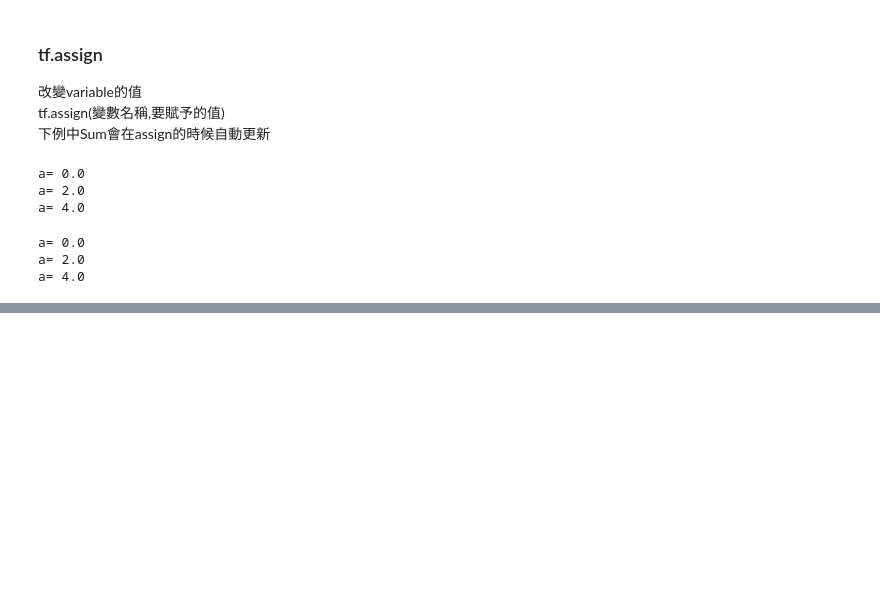
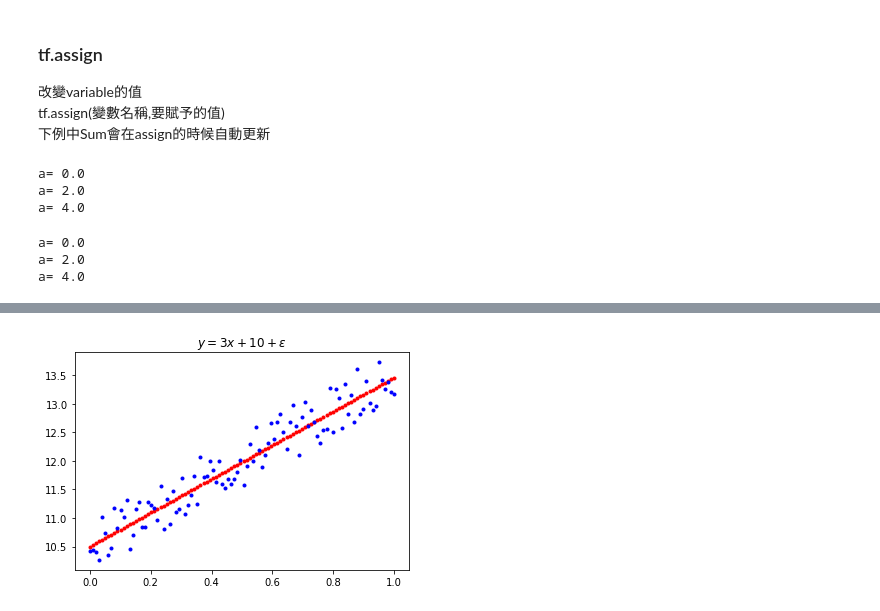
Before and after one commit to neohung/ml_note, a Jupyter notebook: lesson/dp/tensorflow_1.ipynb, the cells around one changed output, grey strips where cells are left out. Cells and saved outputs as stored; diff of their text form; code cells hidden in the pictures; blank space fills up the shorter version.

```diff
--- a/lesson/dp/tensorflow_1.ipynb
+++ b/lesson/dp/tensorflow_1.ipynb
@@ -129,0 +244,18 @@ Sum = 6.0
+# %%
+## train the model
+sess = tf.Session()
+print("-----start training-----")
+sess.run(init)
+iters=300
+for step in np.arange(iters):
+    sess.run(train_ops, feed_dict={inputs: x_in, y_label: y_true})  # update variables
+    if step%25 == 0:
+        print('step: {:3d}, weight: {:.3f}, bias: {:.3f}, loss:{:.3f}'.format(step, sess.run(w1)[0], sess.run(b1)[0],sess.run(loss,feed_dict={inputs: x_in, y_label: y_true})))
+
+y_out = sess.run(y_pred, feed_dict={inputs: x_in})
+sess.close()
+plt.plot(x_in, y_out, 'r.')
+plt.plot(x_in, y_true, 'b.')
+plt.title('$ y = 3x + 10 + \epsilon$')
+plt.show()
+# %% [output]
@@ -129,0 +275 @@ Sum = 6.0
+[figure, added]
```
Also changed, not shown: parts of 17 cells of this notebook, 1 other file.
